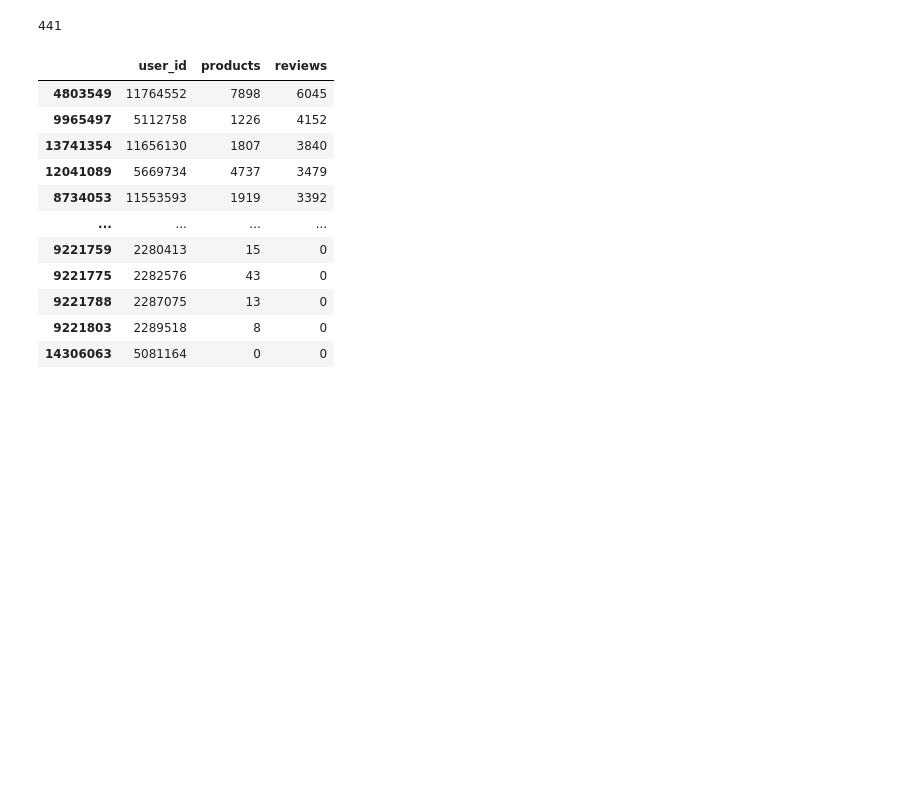
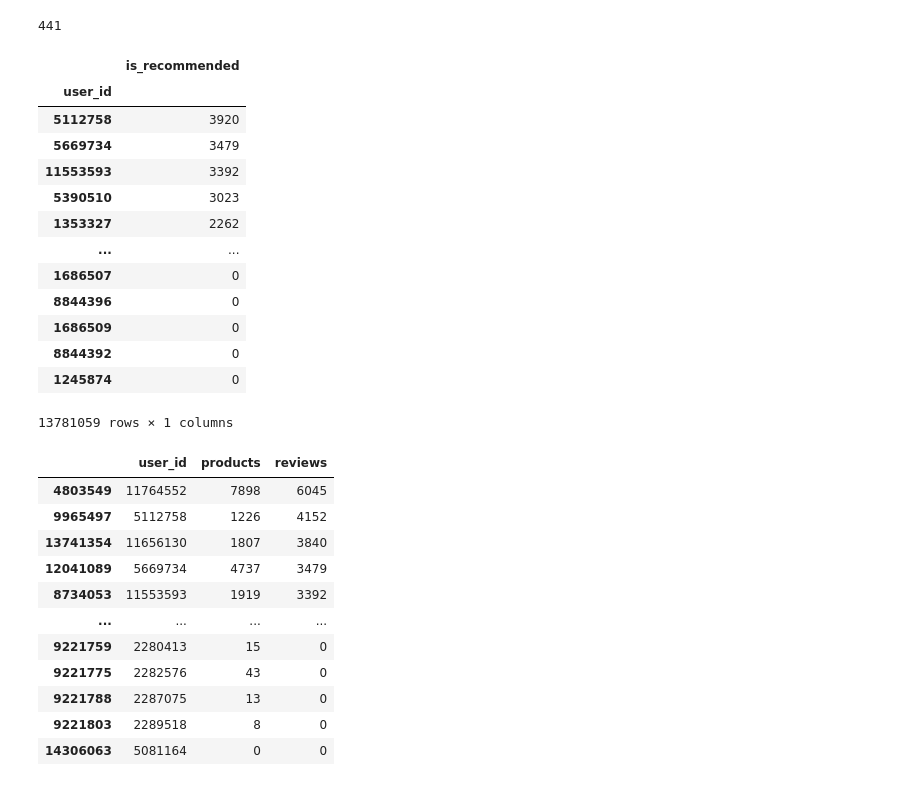
Before and after one commit to swatt45/Capstone, a Jupyter notebook: EDA.ipynb, the cells around one changed output. Cells and saved outputs as stored; diff of their text form; code cells hidden in the pictures; blank space fills up the shorter version.

```diff
--- a/EDA.ipynb
+++ b/EDA.ipynb
@@ -154,6 +154,25 @@ genres = {x for l in dfmeta.tags for x in l}
 len(genres)
 # %% [output]
 441
+# %%
+dfagg = dfreco[['user_id', ' 'is_recommended']].groupby(['user_id']).sum().sort_values('is_recommended', ascending=False)
+# %%
+dfagg
+# %% [output]
+|  | is_recommended |
+| user_id |  |
+| 5112758 | 3920 |
+| 5669734 | 3479 |
+| 11553593 | 3392 |
+| 5390510 | 3023 |
+| 1353327 | 2262 |
+| ... | ... |
+| 1686507 | 0 |
+| 8844396 | 0 |
+| 1686509 | 0 |
+| 8844392 | 0 |
+| 1245874 | 0 |
+13781059 rows × 1 columns
 # %%
 dfuser.sort_values('reviews', ascending=False)
 # %% [output]
```
